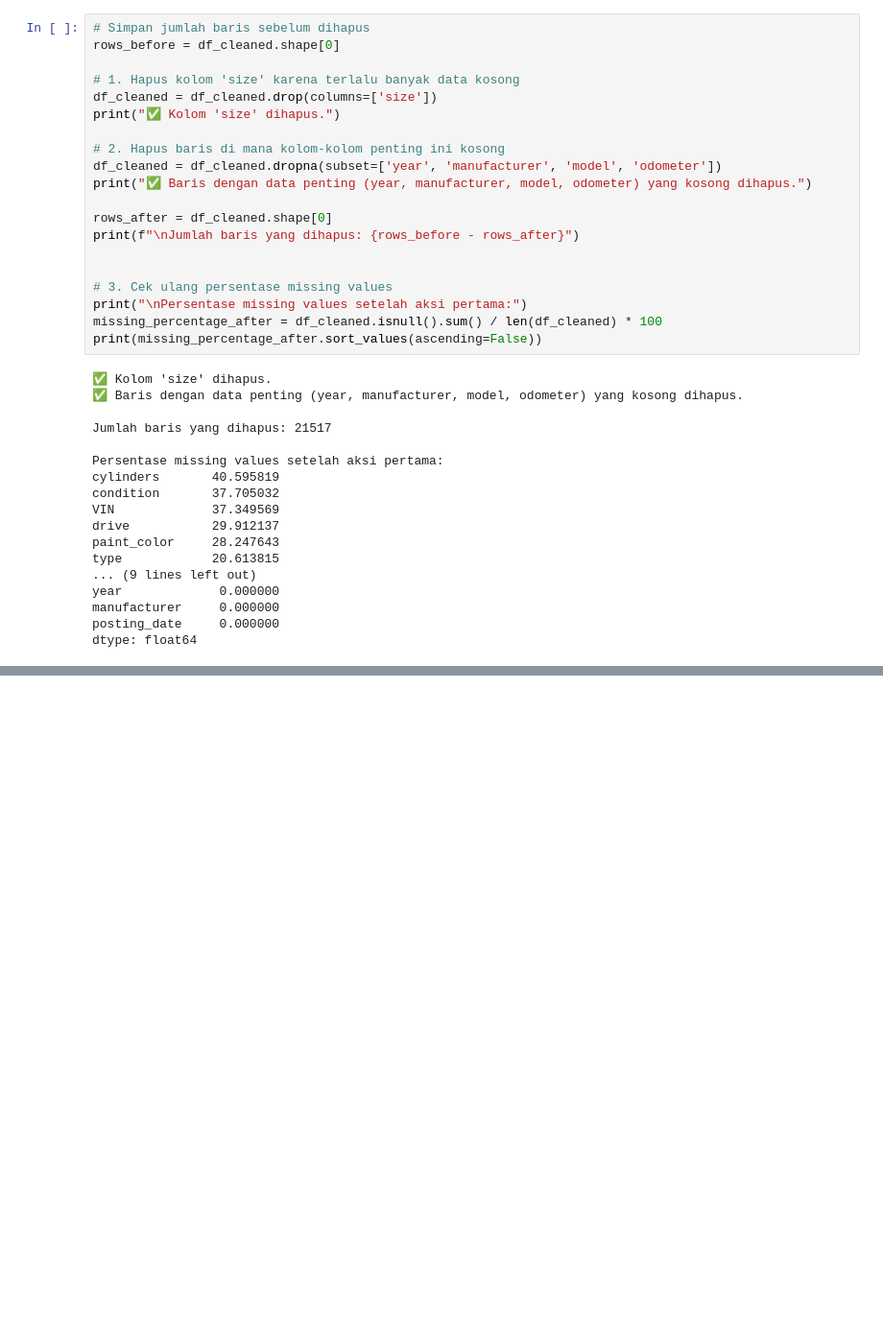
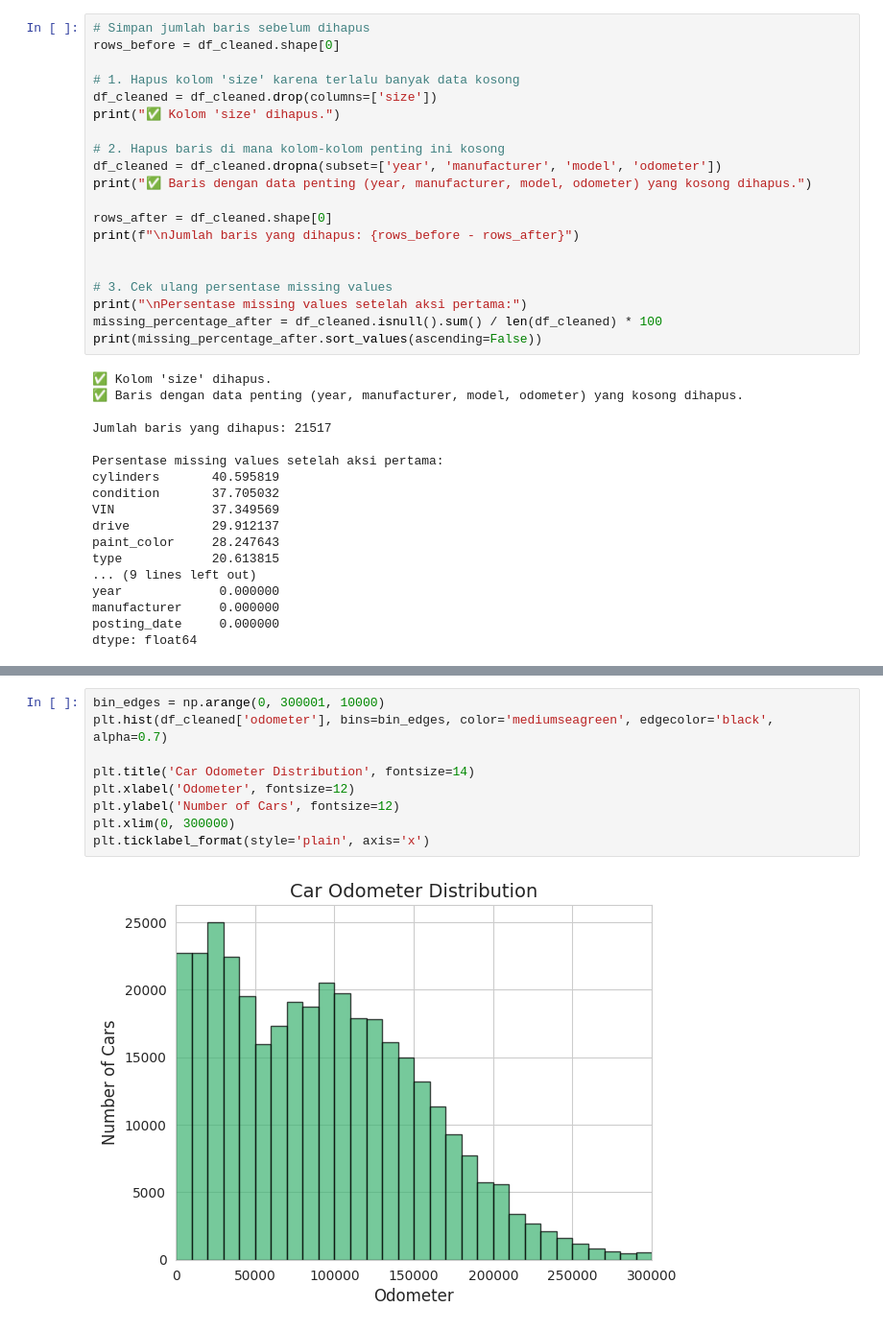
Before and after one commit to FerrelNW/used_car_price_analysis, a Jupyter notebook: used_car_price_analysis.ipynb, the cells around one changed output, grey strips where cells are left out. Shown at 96% size. Cells and saved outputs as stored; diff of their text form; blank space fills up the shorter version.

```diff
--- a/used_car_price_analysis.ipynb
+++ b/used_car_price_analysis.ipynb
@@ -302,0 +337,11 @@ dtype: int64
+# %%
+bin_edges = np.arange(0, 300001, 10000)
+plt.hist(df_cleaned['odometer'], bins=bin_edges, color='mediumseagreen', edgecolor='black', alpha=0.7)
+
+plt.title('Car Odometer Distribution', fontsize=14)
+plt.xlabel('Odometer', fontsize=12)
+plt.ylabel('Number of Cars', fontsize=12)
+plt.xlim(0, 300000)
+plt.ticklabel_format(style='plain', axis='x')
+# %% [output]
+[figure, added]
```
Also changed, not shown: parts of 16 cells of this notebook.
